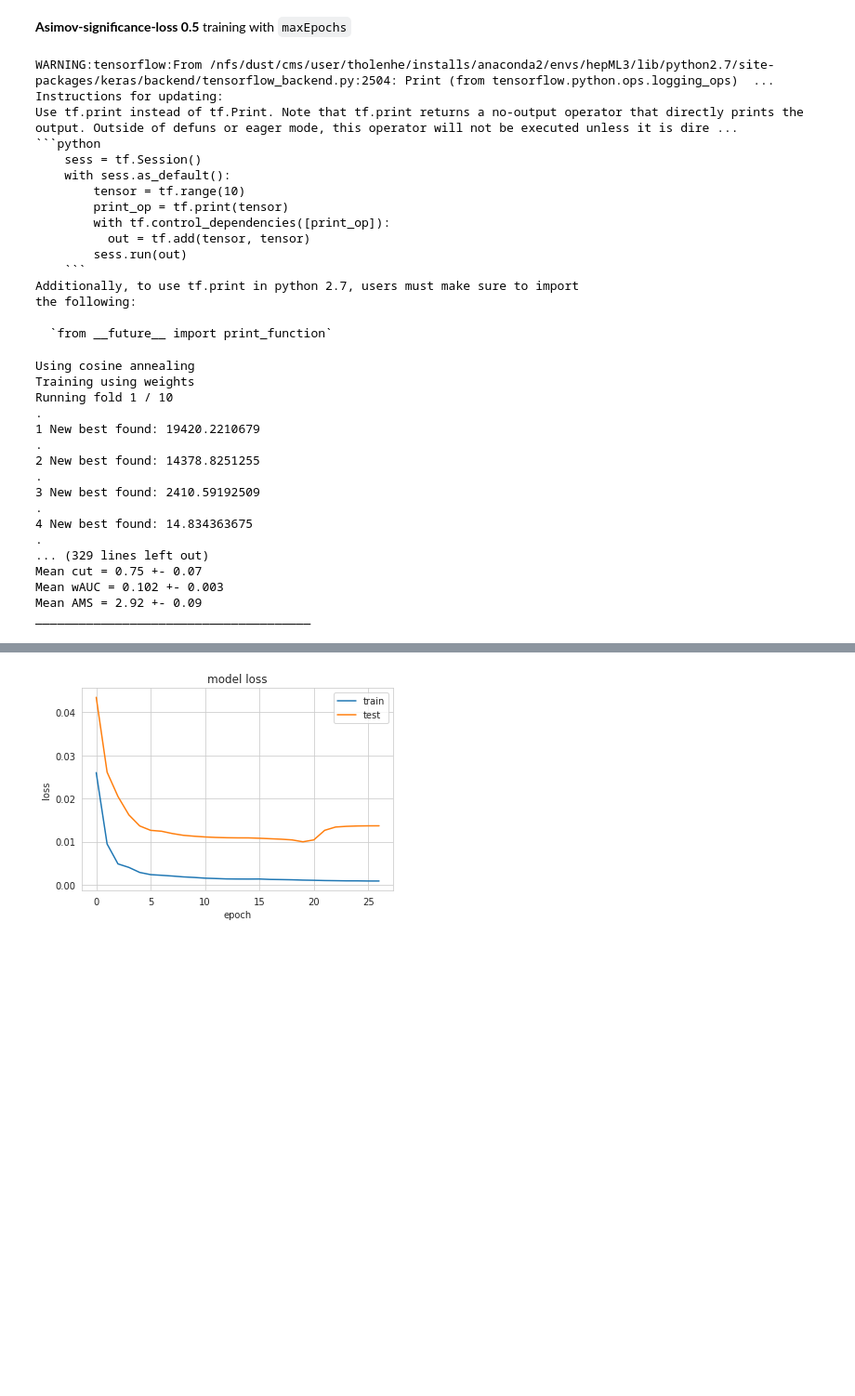
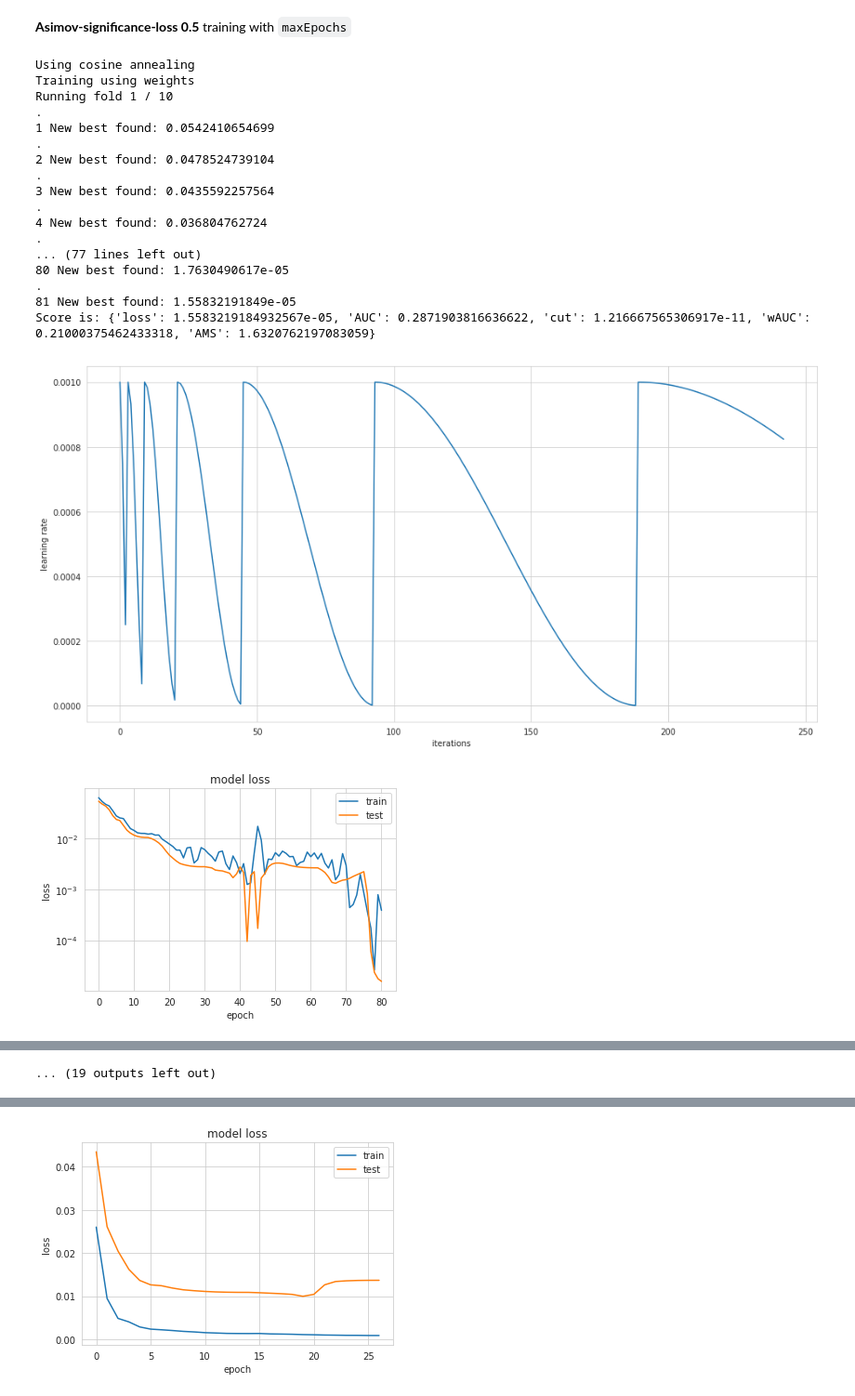
Before and after one commit to telenz/QCHS-2018, a Jupyter notebook: Notebooks/1_2_Model_Baseline-ReLU-CLR-AsimovLoss.ipynb, the cells around one changed output, grey strips where cells are left out. Shown at 93% size. Cells and saved outputs as stored; diff of their text form; code cells hidden in the pictures; blank space fills up the shorter version.

````diff
--- a/Notebooks/1_2_Model_Baseline-ReLU-CLR-AsimovLoss.ipynb
+++ b/Notebooks/1_2_Model_Baseline-ReLU-CLR-AsimovLoss.ipynb
@@ -247,58 +243,39 @@ def get_losses_dict(syst_factors, s_exp=None, b_exp=None):
 new_loss_functions.update(get_losses_dict([0.001, 0.1, 0.3, 0.5], s_exp, b_exp))
 # %%
 newModelArgs = modelParams.copy()
-loss = new_loss_functions['asimovSignificanceLossInvert_Sys0p1_S6d92ep02_B4d11ep05']
-#loss = new_loss_functions['significanceLoss2Invert_S6d92ep02_B4d11ep05']
-newModelArgs['compileArgs']['lr'] = 5e-3
+loss = new_loss_functions['asimovSignificanceLossInvert_Sys0p5_S6d92ep02_B4d11ep05']
+#loss = new_loss_functions['significanceLoss2Invert_S9d58ep02_B2d08ep04']
+newModelArgs['compileArgs']['lr'] = 1e-3
+#newModelArgs['compileArgs']['l2'] = 0.2
+#newModelArgs['compileArgs']['do'] = 0.2
 newModelArgs['compileArgs']['loss'] = loss
-#newModelArgs['compileArgs']['l2'] = 0.01
-newModelArgs['compileArgs']['do'] = 0.1
 trainParams['batch_size'] = 8192
-
-new_model = getModel(**newModelArgs)
-#new_model.set_weights(model.get_weights())
-model = new_model
-# %% [output]
-WARNING:tensorflow:From /nfs/dust/cms/user/tholenhe/installs/anaconda2/envs/hepML3/lib/python2.7/site-packages/keras/backend/tensorflow_backend.py:2504: Print (from tensorflow.python.ops.logging_ops)  ...
-Instructions for updating:
-Use tf.print instead of tf.Print. Note that tf.print returns a no-output operator that directly prints the output. Outside of defuns or eager mode, this operator will not be executed unless it is dire ...
-```python
-    sess = tf.Session()
-    with sess.as_default():
-        tensor = tf.range(10)
-        print_op = tf.print(tensor)
-        with tf.control_dependencies([print_op]):
-          out = tf.add(tensor, tensor)
-        sess.run(out)
-    ```
-Additionally, to use tf.print in python 2.7, users must make sure to import
-the following:
-
-  `from __future__ import print_function`
 # %%
-results, histories = batchTrainClassifier(trainDataTargetMod, nSplits, lambda: model, {},  # model exist already
+results, histories = batchTrainClassifier(trainDataTargetMod, nSplits, getModel, newModelArgs,
                                           trainParams, trainOnWeights=True, maxEpochs=maxEpochs,
                                           cosAnnealMult=2, reduxDecay=1,  # this line added
                                           patience=patience, verbose=1, amsSize=250000, binary=True,
                                           plotLR=plot_while_training, # plotMomentum=plot_while_training,
-                                          plot=plot_while_training,
-                                          stopIfStallingTest=15,
+                                          plot=plotLoss,
+                                          stopIfStallingTest=35,
                                          )
 # %% [output]
 Using cosine annealing
 Training using weights
 Running fold 1 / 10
 .
-1 New best found: 19420.2210679
+1 New best found: 0.0542410654699
 .
-2 New best found: 14378.8251255
+2 New best found: 0.0478524739104
 .
-3 New best found: 2410.59192509
+3 New best found: 0.0435592257564
 .
-4 New best found: 14.834363675
+4 New best found: 0.036804762724
 .
-... (329 lines left out)
-Mean cut = 0.75 +- 0.07
-Mean wAUC = 0.102 +- 0.003
-Mean AMS = 2.92 +- 0.09
-______________________________________
+... (77 lines left out)
+80 New best found: 1.7630490617e-05
+.
+81 New best found: 1.55832191849e-05
+Score is: {'loss': 1.5583219184932567e-05, 'AUC': 0.2871903816636622, 'cut': 1.216667565306917e-11, 'wAUC': 0.21000375462433318, 'AMS': 1.6320762197083059}
+[figure, added]
+[figure, added]
@@ -305,3 +339,4 @@ ______________________________________
+... (19 outputs left out)
 # %%
 n = name_pretrain+'_model_step3p1'
 # %%
````
Also changed, not shown: parts of 27 cells of this notebook, 3 other files.
